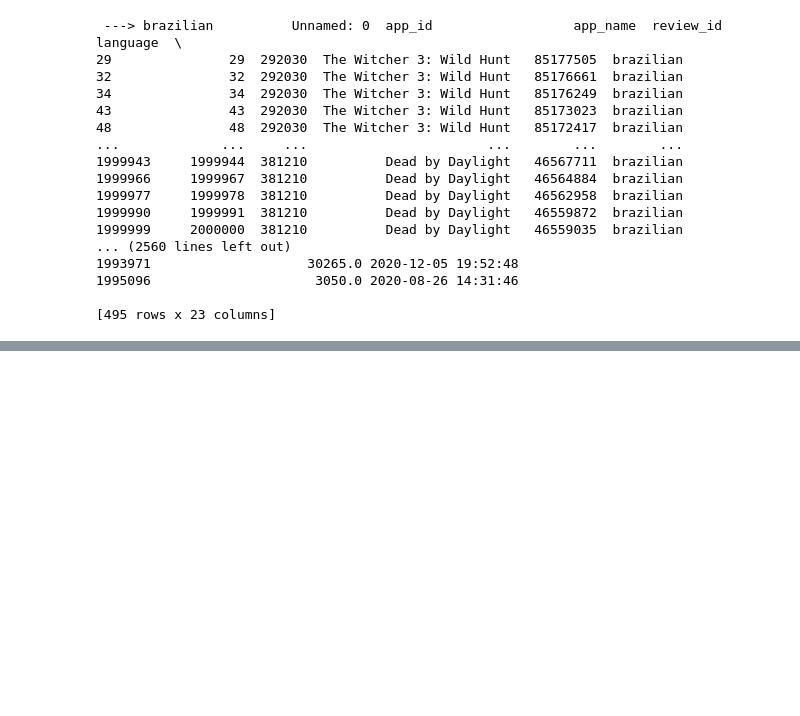
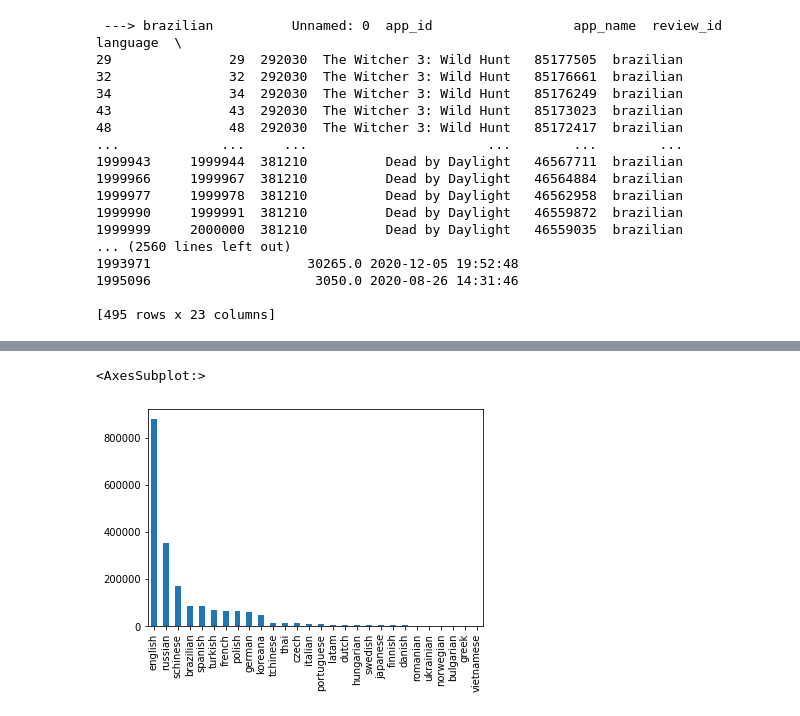
Before and after one commit to Parsa33033/ADM-LAB, a Jupyter notebook: lab3/ADM Lab 3 - Visualization.ipynb, the cells around one changed output, grey strips where cells are left out. Cells and saved outputs as stored; diff of their text form; code cells hidden in the pictures; blank space fills up the shorter version.

```diff
--- a/lab3/ADM Lab 3 - Visualization.ipynb
+++ b/lab3/ADM Lab 3 - Visualization.ipynb
@@ -194,0 +290,5 @@ for language, frame in dataset.groupby('language'):
+# %%
+dataset.language.value_counts().plot.bar()
+# %% [output]
+<AxesSubplot:>
+[figure, added]
```
Also changed, not shown: parts of 15 cells of this notebook.
